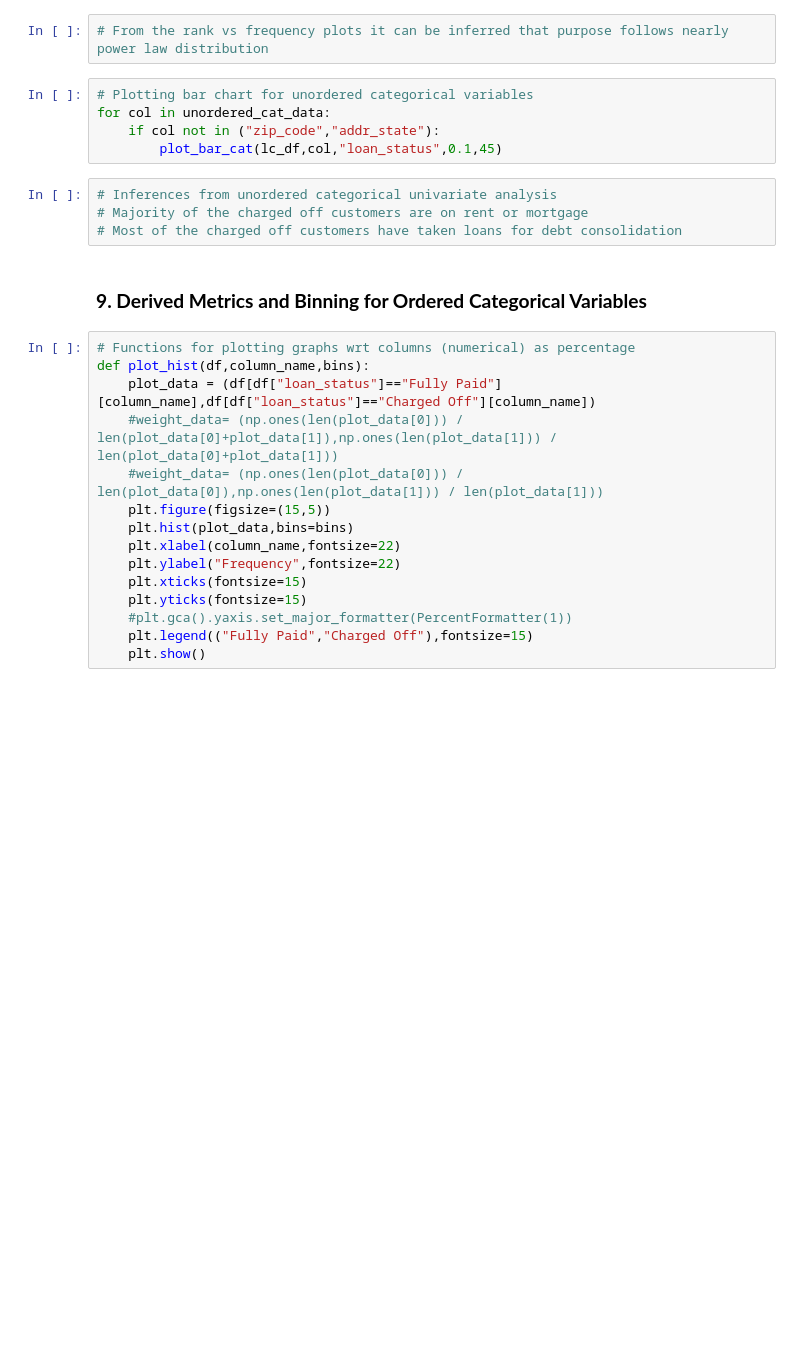
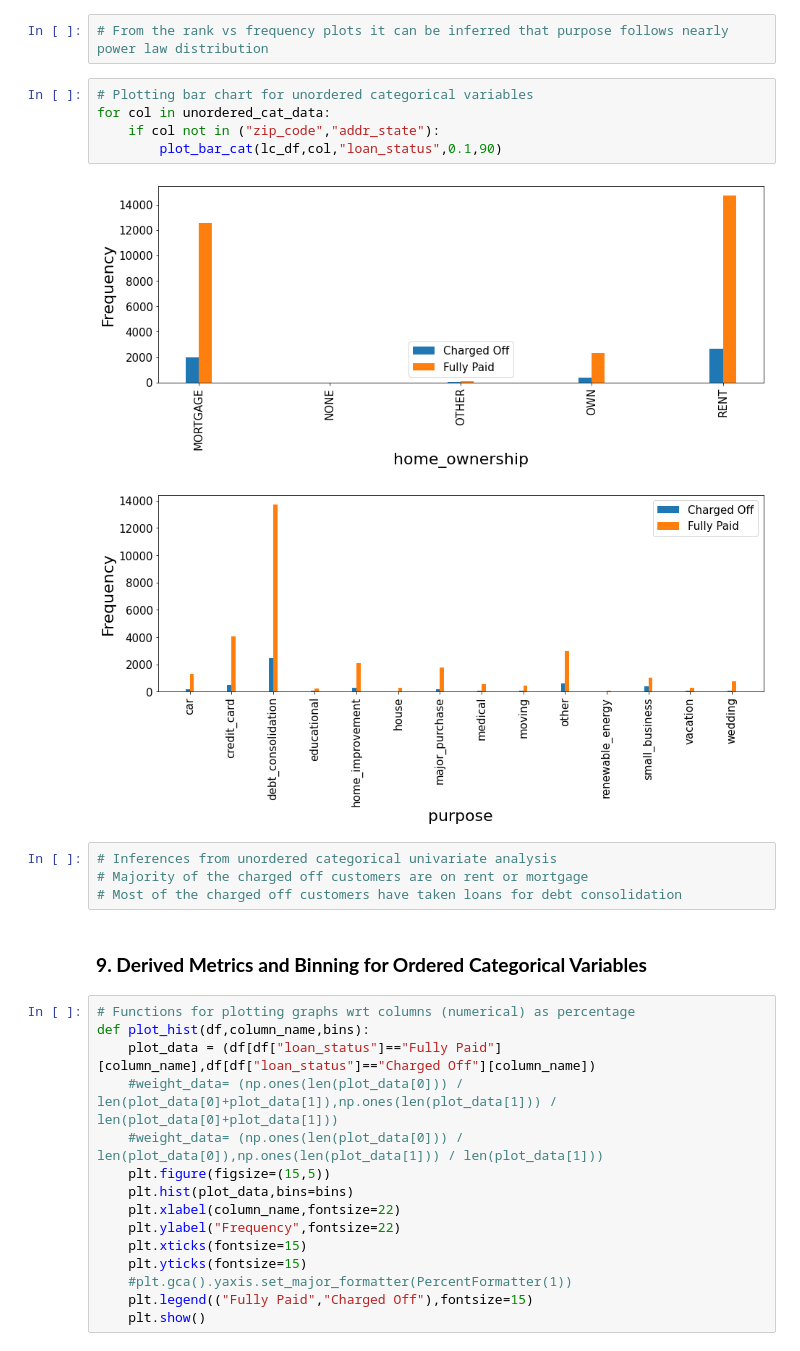
Before and after one commit to karthickchetti/LendingClubCaseStudy, a Jupyter notebook: Karthick_Chetti.ipynb, the cells around one changed output. Drawn from its saved outputs; the diff is of its cells as text; blank space fills up the shorter version.

```diff
--- a/Karthick_Chetti.ipynb
+++ b/Karthick_Chetti.ipynb
@@ -221,8 +342,11 @@ for i in unordered_cat_data:
 # %%
 # Plotting bar chart for unordered categorical variables
 for col in unordered_cat_data:
     if col not in ("zip_code","addr_state"):
-        plot_bar_cat(lc_df,col,"loan_status",0.1,45)
+        plot_bar_cat(lc_df,col,"loan_status",0.1,90)
+# %% [output]
+[figure, added]
+[figure, added]
 # %%
 # Inferences from unordered categorical univariate analysis
 # Majority of the charged off customers are on rent or mortgage
```
Also changed, not shown: parts of 39 cells of this notebook.
